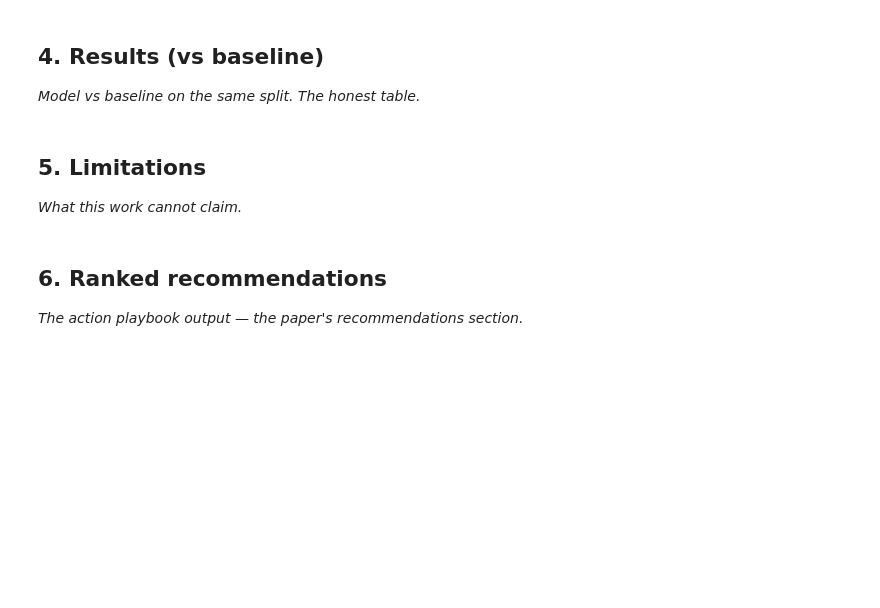
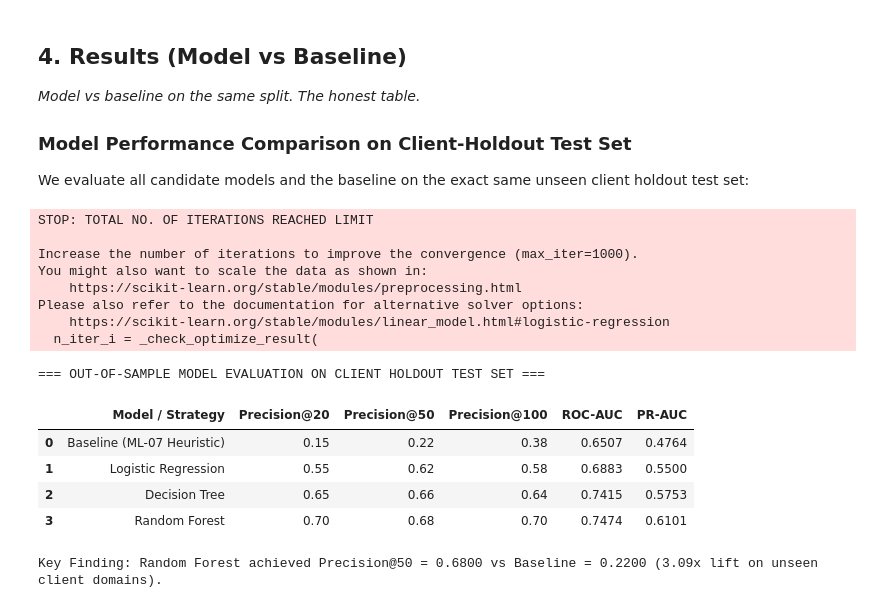
Before and after one commit to mzayan-bit/flyrank-ml-internship, a Jupyter notebook: work/notebooks/capstone.ipynb, the cells around one changed output. Drawn from its saved outputs; the diff is of its cells as text; code cells hidden in the pictures; blank space fills up the shorter version.

```diff
--- a/work/notebooks/capstone.ipynb
+++ b/work/notebooks/capstone.ipynb
@@ -21,12 +190,67 @@ This skeleton is yours to fill. Work the sections **in order** — each one has
 # %% [markdown]
-## 4. Results (vs baseline)
+## 4. Results (Model vs Baseline)
 
 *Model vs baseline on the same split. The honest table.*
+
+### Model Performance Comparison on Client-Holdout Test Set
+We evaluate all candidate models and the baseline on the exact same unseen client holdout test set:
-# %% [markdown]
-## 5. Limitations
-
-*What this work cannot claim.*
-# %% [markdown]
-## 6. Ranked recommendations
-
-*The action playbook output — the paper's recommendations section.*
+# %%
+# Train models and generate comparative metrics table
+models = {
+    "Logistic Regression": LogisticRegression(class_weight="balanced", max_iter=1000, random_state=RANDOM_STATE),
+    "Decision Tree": DecisionTreeClassifier(class_weight="balanced", max_depth=5, min_samples_leaf=50, random_state=RANDOM_STATE),
+    "Random Forest": RandomForestClassifier(class_weight="balanced_subsample", max_depth=10, min_samples_leaf=25, n_estimators=200, n_jobs=-1, random_state=RANDOM_STATE)
+}
+
+results = []
+
+# Baseline evaluation
+results.append({
+    "Model / Strategy": "Baseline (ML-07 Heuristic)",
+    "Precision@20": precision_at_k(y_test, baseline_test_scores, 20),
+    "Precision@50": precision_at_k(y_test, baseline_test_scores, 50),
+    "Precision@100": precision_at_k(y_test, baseline_test_scores, 100),
+    "ROC-AUC": roc_auc_score(y_test, baseline_test_scores),
+    "PR-AUC": average_precision_score(y_test, baseline_test_scores)
+})
+
+# Train and evaluate models
+model_probs = {}
+for name, model in models.items():
+    model.fit(X_train, y_train)
+    probs = model.predict_proba(X_test)[:, 1]
+    model_probs[name] = probs
+
+    results.append({
+        "Model / Strategy": name,
+        "Precision@20": precision_at_k(y_test, probs, 20),
+        "Precision@50": precision_at_k(y_test, probs, 50),
+        "Precision@100": precision_at_k(y_test, probs, 100),
+        "ROC-AUC": roc_auc_score(y_test, probs),
+        "PR-AUC": average_precision_score(y_test, probs)
+    })
+
+comparison_df = pd.DataFrame(results)
+print("=== OUT-OF-SAMPLE MODEL EVALUATION ON CLIENT HOLDOUT TEST SET ===")
+display(comparison_df.round(4))
+
+rf_p50 = comparison_df.loc[comparison_df["Model / Strategy"] == "Random Forest", "Precision@50"].values[0]
+base_p50 = comparison_df.loc[comparison_df["Model / Strategy"] == "Baseline (ML-07 Heuristic)", "Precision@50"].values[0]
+lift = rf_p50 / base_p50
+print(f"\nKey Finding: Random Forest achieved Precision@50 = {rf_p50:.4f} vs Baseline = {base_p50:.4f} ({lift:.2f}x lift on unseen client domains).")
+# %% [output]
+STOP: TOTAL NO. OF ITERATIONS REACHED LIMIT
+
+Increase the number of iterations to improve the convergence (max_iter=1000).
+You might also want to scale the data as shown in:
+    https://scikit-learn.org/stable/modules/preprocessing.html
+Please also refer to the documentation for alternative solver options:
+    https://scikit-learn.org/stable/modules/linear_model.html#logistic-regression
+  n_iter_i = _check_optimize_result(
+=== OUT-OF-SAMPLE MODEL EVALUATION ON CLIENT HOLDOUT TEST SET ===
+|  | Model / Strategy | Precision@20 | Precision@50 | Precision@100 | ROC-AUC | PR-AUC |
+| 0 | Baseline (ML-07 Heuristic) | 0.15 | 0.22 | 0.38 | 0.6507 | 0.4764 |
+| 1 | Logistic Regression | 0.55 | 0.62 | 0.58 | 0.6883 | 0.5500 |
+| 2 | Decision Tree | 0.65 | 0.66 | 0.64 | 0.7415 | 0.5753 |
+| 3 | Random Forest | 0.70 | 0.68 | 0.70 | 0.7474 | 0.6101 |
+Key Finding: Random Forest achieved Precision@50 = 0.6800 vs Baseline = 0.2200 (3.09x lift on unseen client domains).
```
Also changed, not shown: parts of 20 cells of this notebook, 7 other files.
